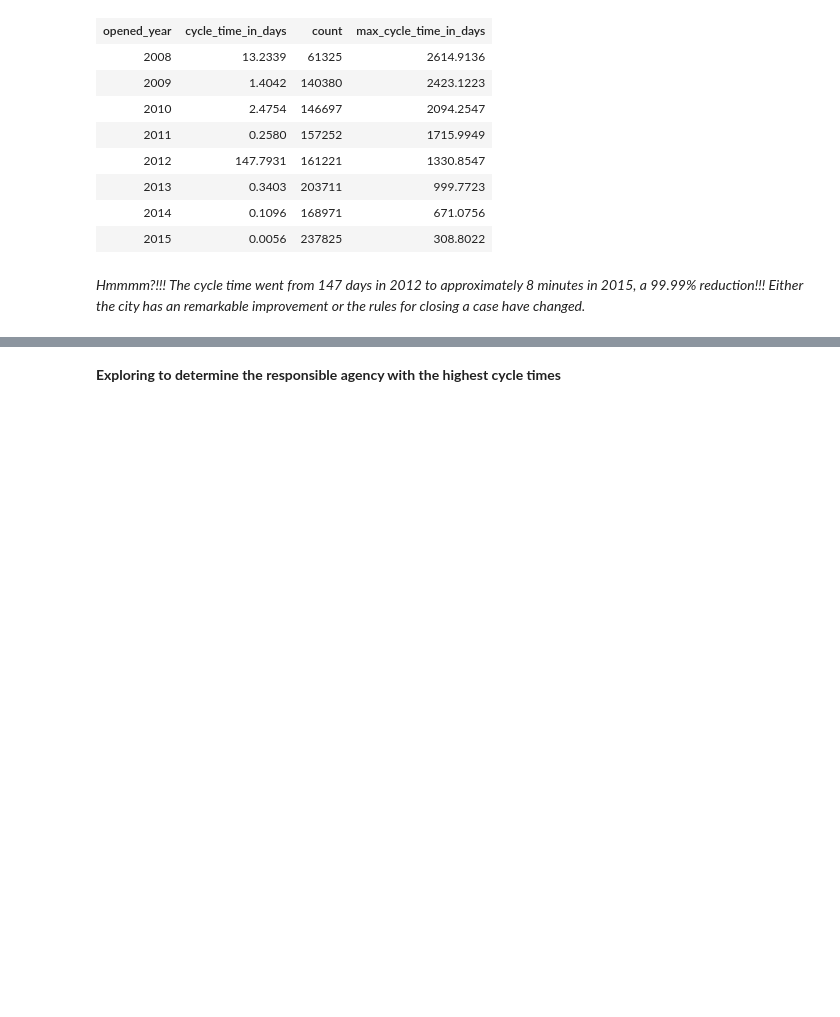
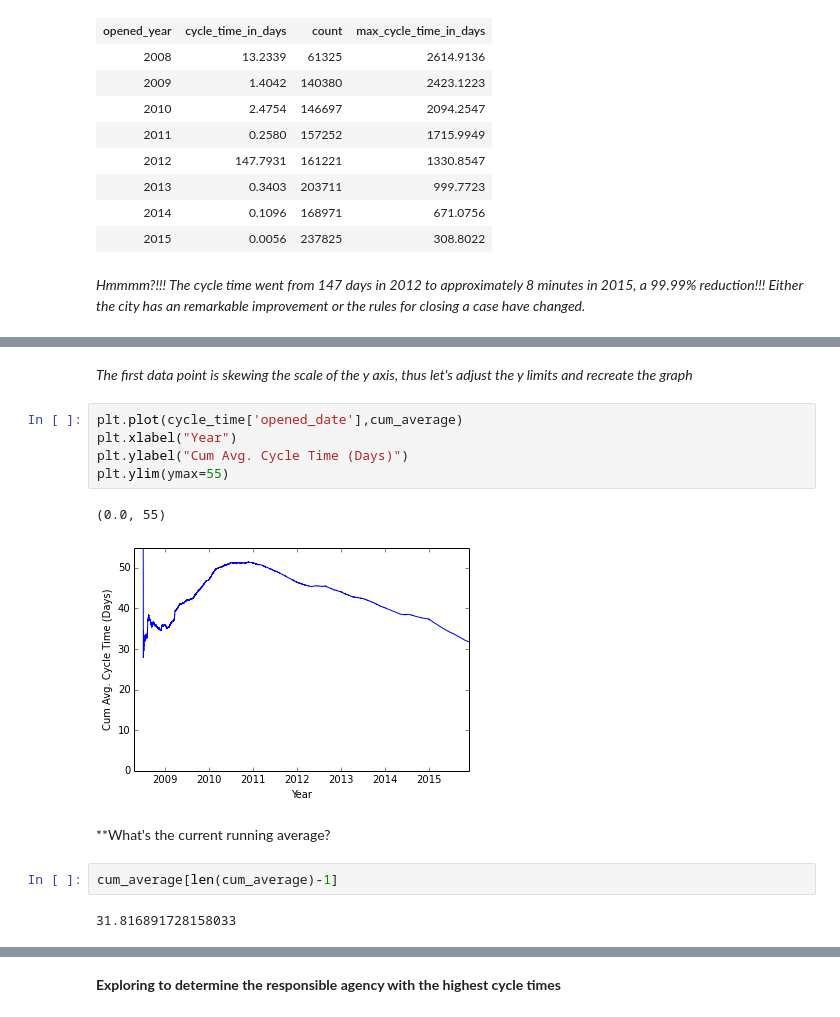
Before and after one commit to nriyer/star_schema, a Jupyter notebook: pelamoko_iyer.ipynb, the cells around one changed output, grey strips where cells are left out. Saved outputs shown, nothing was run; the diff lists cells and outputs as text; blank space fills up the shorter version.

```diff
--- a/pelamoko_iyer.ipynb
+++ b/pelamoko_iyer.ipynb
@@ -961,0 +1036,16 @@ ORDER BY day.opened_year ASC
+# %% [markdown]
+*The first data point is skewing the scale of the y axis, thus let's adjust the y limits and recreate the graph*
+# %%
+plt.plot(cycle_time['opened_date'],cum_average)
+plt.xlabel("Year")
+plt.ylabel("Cum Avg. Cycle Time (Days)")
+plt.ylim(ymax=55)
+# %% [output]
+(0.0, 55)
+[figure, added]
+# %% [markdown]
+**What's the current running average?
+# %%
+cum_average[len(cum_average)-1]
+# %% [output]
+31.816891728158033
```
Also changed, not shown: parts of 54 cells of this notebook.
